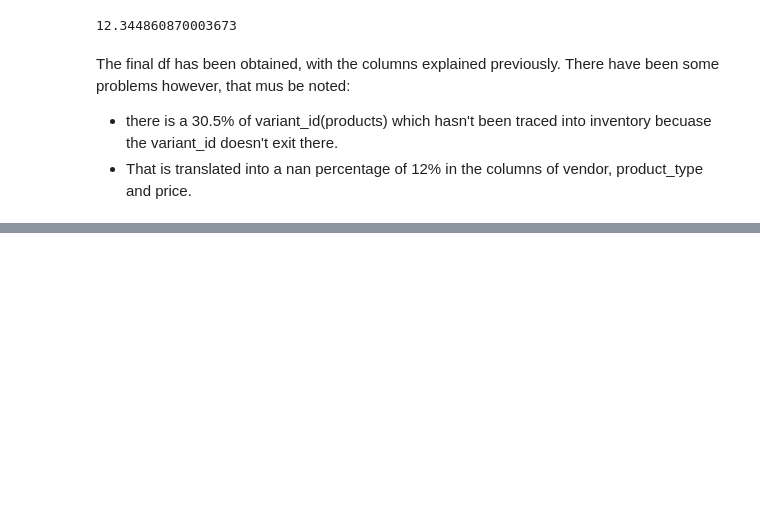
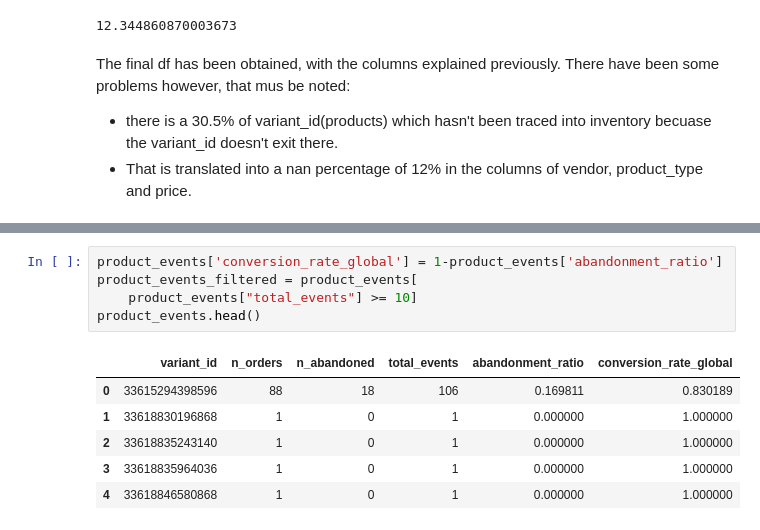
Before and after one commit to Pablomarttinn/zrive-ds, a Jupyter notebook: src/module_2/Work1.ipynb, the cells around one changed output, grey strips where cells are left out. Cells and saved outputs as stored; diff of their text form; blank space fills up the shorter version.

```diff
--- a/src/module_2/Work1.ipynb
+++ b/src/module_2/Work1.ipynb
@@ -401,0 +531,12 @@ The final df has been obtained, with the columns explained previously. There hav
+# %%
+product_events['conversion_rate_global'] = 1-product_events['abandonment_ratio']
+product_events_filtered = product_events[
+    product_events["total_events"] >= 10]
+product_events.head()
+# %% [output]
+|  | variant_id | n_orders | n_abandoned | total_events | abandonment_ratio | conversion_rate_global |
+| 0 | 33615294398596 | 88 | 18 | 106 | 0.169811 | 0.830189 |
+| 1 | 33618830196868 | 1 | 0 | 1 | 0.000000 | 1.000000 |
+| 2 | 33618835243140 | 1 | 0 | 1 | 0.000000 | 1.000000 |
+| 3 | 33618835964036 | 1 | 0 | 1 | 0.000000 | 1.000000 |
+| 4 | 33618846580868 | 1 | 0 | 1 | 0.000000 | 1.000000 |
```
Also changed, not shown: parts of 21 cells of this notebook, 1 other file.
